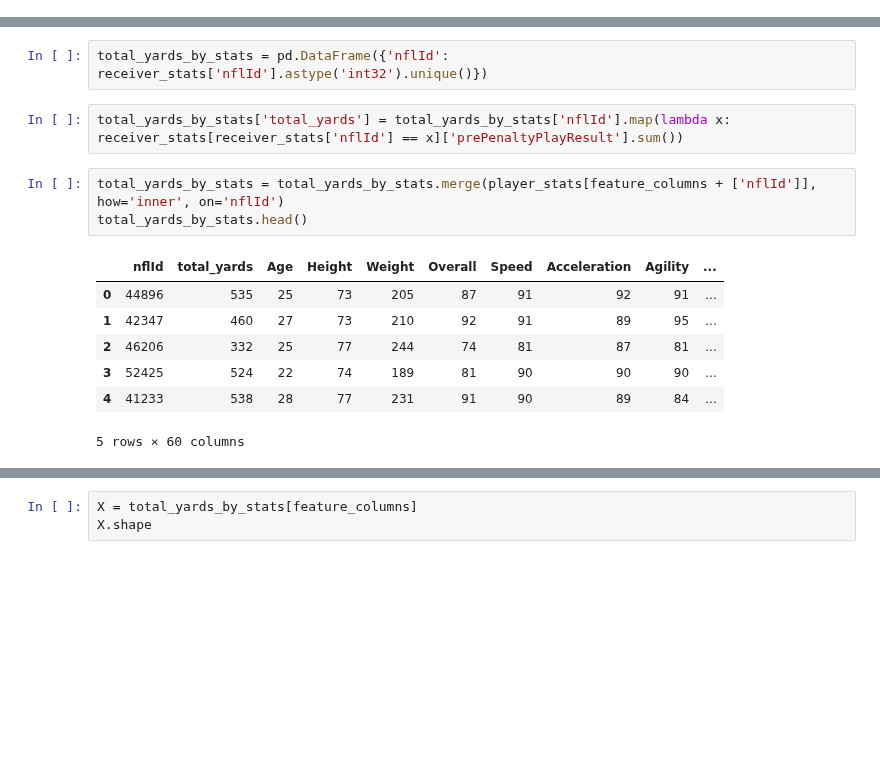
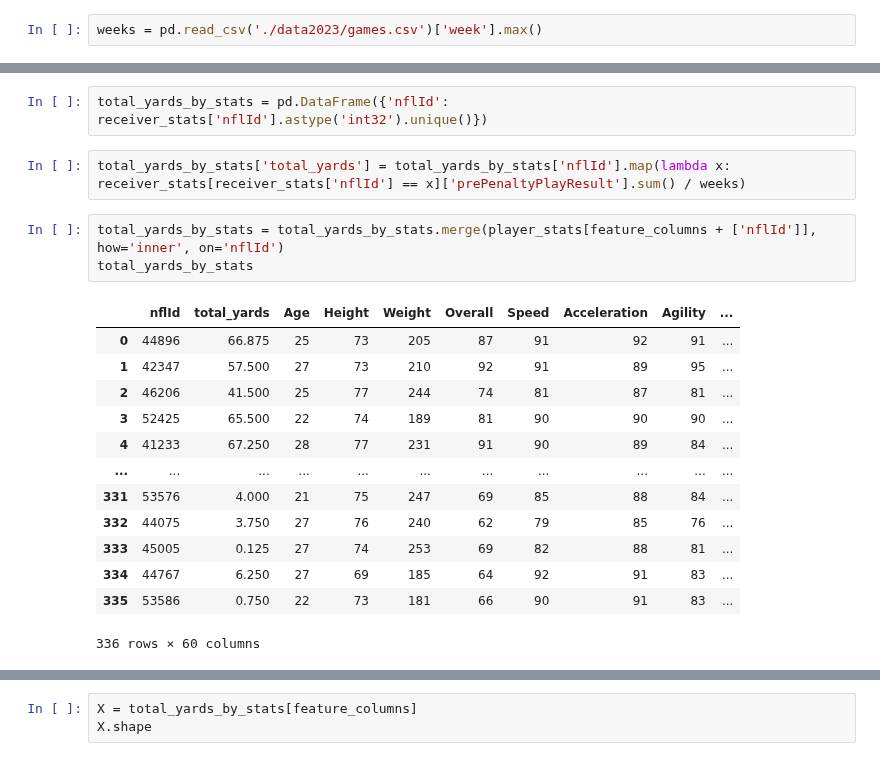
Before and after one commit to samuelrufusward/ADS-NFL, a Jupyter notebook: BigDataBowl2023/TotalYardsGainedRegression.ipynb, the cells around one changed output, grey strips where cells are left out. Saved outputs shown, nothing was run; the diff lists cells and outputs as text; blank space fills up the shorter version.

Commit message:
Manually fixed the columns of the Madden 2019 data (spelling errors, Elusiveness -> Change of Dir, capitalisation). Tried fitting total yards / total weeks on 2021 set.

```diff
--- a/BigDataBowl2023/TotalYardsGainedRegression.ipynb
+++ b/BigDataBowl2023/TotalYardsGainedRegression.ipynb
@@ -1,6 +1,8 @@
 # %%
 import pandas as pd
 import numpy as np
+# %%
+weeks = pd.read_csv('./data2023/games.csv')['week'].max()
 # %%
 player_stats = pd.read_csv("merged_df.csv").drop('Unnamed: 0', axis='columns')
 # %%
@@ -119,18 +121,24 @@ feature_columns = ['Age', 'Height', 'Weight', 'Overall', 'Speed',
 # %%
 total_yards_by_stats = pd.DataFrame({'nflId': receiver_stats['nflId'].astype('int32').unique()})
 # %%
-total_yards_by_stats['total_yards'] = total_yards_by_stats['nflId'].map(lambda x: receiver_stats[receiver_stats['nflId'] == x]['prePenaltyPlayResult'].sum())
+total_yards_by_stats['total_yards'] = total_yards_by_stats['nflId'].map(lambda x: receiver_stats[receiver_stats['nflId'] == x]['prePenaltyPlayResult'].sum() / weeks)
 # %%
 total_yards_by_stats = total_yards_by_stats.merge(player_stats[feature_columns + ['nflId']], how='inner', on='nflId')
-total_yards_by_stats.head()
+total_yards_by_stats
 # %% [output]
 |  | nflId | total_yards | Age | Height | Weight | Overall | Speed | Acceleration | Agility | ... |
-| 0 | 44896 | 535 | 25 | 73 | 205 | 87 | 91 | 92 | 91 | ... |
-| 1 | 42347 | 460 | 27 | 73 | 210 | 92 | 91 | 89 | 95 | ... |
-| 2 | 46206 | 332 | 25 | 77 | 244 | 74 | 81 | 87 | 81 | ... |
-| 3 | 52425 | 524 | 22 | 74 | 189 | 81 | 90 | 90 | 90 | ... |
-| 4 | 41233 | 538 | 28 | 77 | 231 | 91 | 90 | 89 | 84 | ... |
+| 0 | 44896 | 66.875 | 25 | 73 | 205 | 87 | 91 | 92 | 91 | ... |
+| 1 | 42347 | 57.500 | 27 | 73 | 210 | 92 | 91 | 89 | 95 | ... |
+| 2 | 46206 | 41.500 | 25 | 77 | 244 | 74 | 81 | 87 | 81 | ... |
+| 3 | 52425 | 65.500 | 22 | 74 | 189 | 81 | 90 | 90 | 90 | ... |
+| 4 | 41233 | 67.250 | 28 | 77 | 231 | 91 | 90 | 89 | 84 | ... |
+| ... | ... | ... | ... | ... | ... | ... | ... | ... | ... | ... |
+| 331 | 53576 | 4.000 | 21 | 75 | 247 | 69 | 85 | 88 | 84 | ... |
+| 332 | 44075 | 3.750 | 27 | 76 | 240 | 62 | 79 | 85 | 76 | ... |
+| 333 | 45005 | 0.125 | 27 | 74 | 253 | 69 | 82 | 88 | 81 | ... |
+| 334 | 44767 | 6.250 | 27 | 69 | 185 | 64 | 92 | 91 | 83 | ... |
+| 335 | 53586 | 0.750 | 22 | 73 | 181 | 66 | 90 | 91 | 83 | ... |
-5 rows × 60 columns
+336 rows × 60 columns
 # %%
 total_yards_by_stats.describe()
 # %% [output]
```
Also changed, not shown: parts of 11 cells of this notebook, 8 other files.
